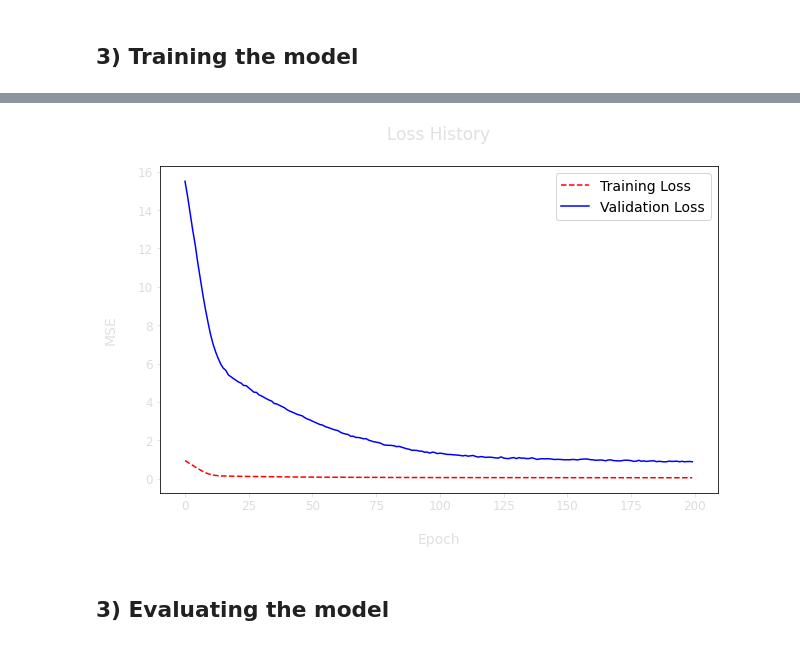
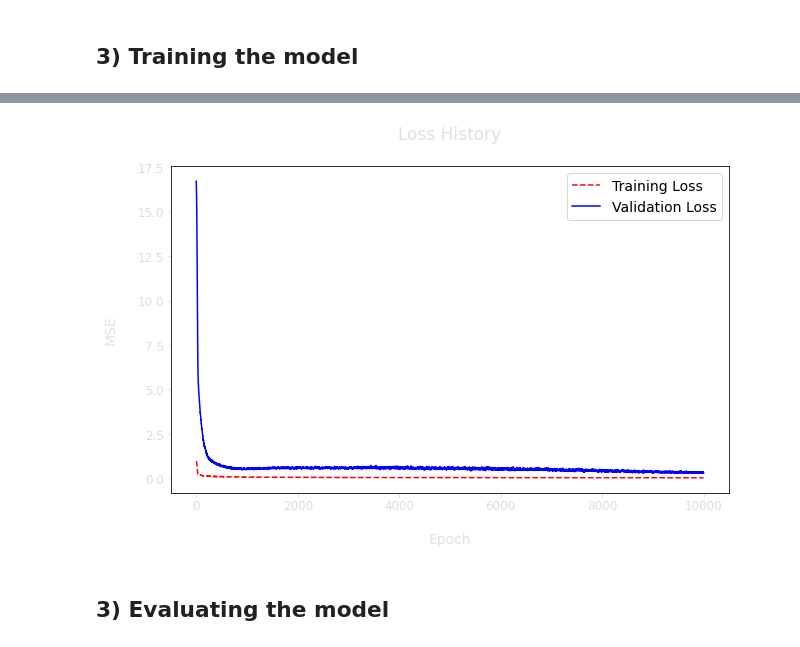
Before and after one commit to Talendar/stocks_prices_prediction, a Jupyter notebook: stocks_price_prediction.ipynb, the cells around one changed output, grey strips where cells are left out. Drawn from its saved outputs; the diff is of its cells as text; code cells hidden in the pictures.

```diff
--- a/stocks_price_prediction.ipynb
+++ b/stocks_price_prediction.ipynb
@@ -32,5 +53,5 @@ from stocks.aux.tf_callbacks import ClearCallback
 # %%
-NUM_SESSIONS = 5  # number of previous trading sessions the model will analyse in order to make a prediction
+NUM_SESSIONS = 10  # number of previous trading sessions the model will analyse in order to make a prediction
 NORMALIZE_LABELS = True
 
 TRAIN_PC, VAL_PC, TEST_PC = 0.85, 0.1, 0.05
@@ -177,10 +198,14 @@ class MultiLSTM(tf.keras.Model):
         self._open_predictor = model = tf.keras.models.Sequential([
             tf.keras.layers.LSTM(128, return_sequences=True),
             tf.keras.layers.Dropout(0.5),
+            tf.keras.layers.LSTM(128, return_sequences=True),
+            tf.keras.layers.Dropout(0.5),
             tf.keras.layers.LSTM(128, return_sequences=False),
             tf.keras.layers.Dropout(0.5),
-            #tf.keras.layers.Dense(64, activation="relu"),
-            #tf.keras.layers.Dropout(0.3),
+            tf.keras.layers.Dense(128, activation="relu"),
+            tf.keras.layers.Dropout(0.5),
+            tf.keras.layers.Dense(128, activation="relu"),
+            tf.keras.layers.Dropout(0.5),
             tf.keras.layers.Dense(1, activation="linear"),
         ])
 
@@ -188,10 +213,14 @@ class MultiLSTM(tf.keras.Model):
         self._lowest_predictor = tf.keras.models.Sequential([
             tf.keras.layers.LSTM(128, return_sequences=True),
             tf.keras.layers.Dropout(0.5),
+            tf.keras.layers.LSTM(128, return_sequences=True),
+            tf.keras.layers.Dropout(0.5),
             tf.keras.layers.LSTM(128, return_sequences=False),
             tf.keras.layers.Dropout(0.5),
-            #tf.keras.layers.Dense(64, activation="relu"),
-            #tf.keras.layers.Dropout(0.3),
+            tf.keras.layers.Dense(128, activation="relu"),
+            tf.keras.layers.Dropout(0.5),
+            tf.keras.layers.Dense(128, activation="relu"),
+            tf.keras.layers.Dropout(0.5),
             tf.keras.layers.Dense(1, activation="linear"),
         ])
 
@@ -199,10 +228,14 @@ class MultiLSTM(tf.keras.Model):
         self._highest_predictor = tf.keras.models.Sequential([
             tf.keras.layers.LSTM(128, return_sequences=True),
             tf.keras.layers.Dropout(0.5),
+            tf.keras.layers.LSTM(128, return_sequences=True),
+            tf.keras.layers.Dropout(0.5),
             tf.keras.layers.LSTM(128, return_sequences=False),
             tf.keras.layers.Dropout(0.5),
-            #tf.keras.layers.Dense(64, activation="relu"),
-            #tf.keras.layers.Dropout(0.3),
+            tf.keras.layers.Dense(128, activation="relu"),
+            tf.keras.layers.Dropout(0.5),
+            tf.keras.layers.Dense(128, activation="relu"),
+            tf.keras.layers.Dropout(0.5),
             tf.keras.layers.Dense(1, activation="linear"),
         ])
 
@@ -244,24 +277,29 @@ TensorShape([32, 3])
 # %% [markdown]
 ## **3) Training the model**
 # %%
-ck_path = os.path.dirname("./training_1/best_model.ckpt")
+ck_path = "./best_models/training_1"
+
+if not os.path.exists(ck_path):
+    os.makedirs("best_models")
 
 # building and compiling
 model = MultiLSTM()
 model.compile(loss=tf.losses.MeanSquaredError(),
-              optimizer=tf.optimizers.Adam(learning_rate=1e-5),
+              optimizer=tf.optimizers.Adam(learning_rate=3e-6),
               metrics=[])
                        #tf.metrics.MeanAbsoluteError()])
                        #tf.metrics.MeanAbsolutePercentageError()])
 
 # training
-epochs = 200
+epochs = 10000
 history = model.fit(data.train_ds.shuffle(buffer_size=len(data.train_ds)),
                     validation_data=data.val_ds,
                     epochs=epochs,
                     callbacks=[ClearCallback(),
-                               ModelCheckpoint(ck_path, monitor='val_loss',
+                               ModelCheckpoint(filepath=ck_path, monitor='val_loss',
                                                verbose=1, save_best_only=True)])
+shutil.make_archive("best_models", "zip", "best_models")
+files.download("best_models.zip")
 
 # restoring the checkpoint of the best model
 model.load_weights(ck_path)
@@ -287,4 +327,4 @@ Epoch 00200: val_loss did not improve from 0.87405
-[figure, old version]
+[figure, new version]
 # %% [markdown]
 ## **3) Evaluating the model**
 # %% [markdown]
```
Also changed, not shown: parts of 9 cells of this notebook.
